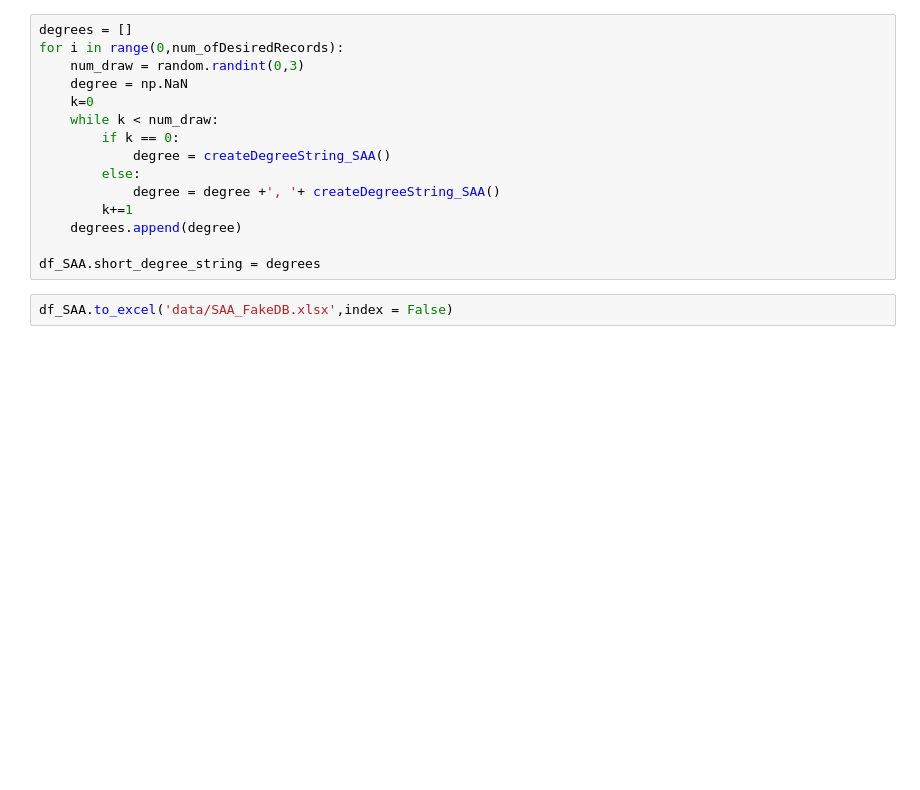
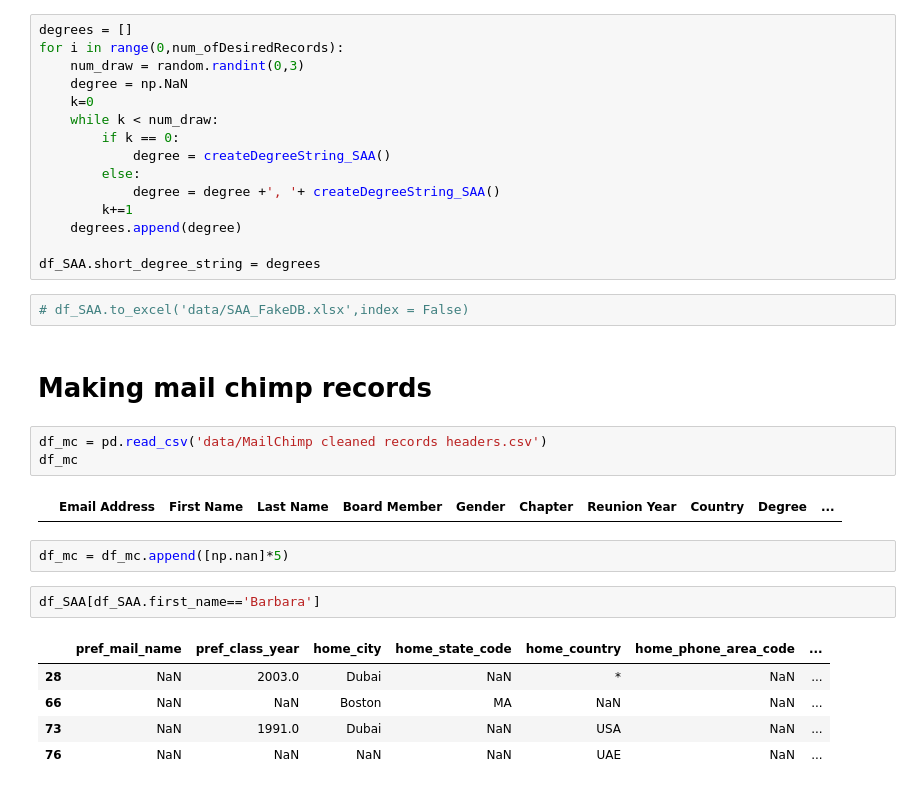
Before and after one commit to ssaeed85/Equalithon-StanfordPride, a Jupyter notebook: FakeDataset.ipynb, the cells around one changed output. Drawn from its saved outputs; the diff is of its cells as text; blank space fills up the shorter version.

```diff
--- a/FakeDataset.ipynb
+++ b/FakeDataset.ipynb
@@ -178,4 +178,21 @@ for i in range(0,num_ofDesiredRecords):
 
 df_SAA.short_degree_string = degrees
 # %%
-df_SAA.to_excel('data/SAA_FakeDB.xlsx',index = False)
+# df_SAA.to_excel('data/SAA_FakeDB.xlsx',index = False)
+# %% [markdown]
+# Making mail chimp records
+# %%
+df_mc = pd.read_csv('data/MailChimp cleaned records headers.csv')
+df_mc
+# %% [output]
+|  | Email Address | First Name | Last Name | Board Member | Gender | Chapter | Reunion Year | Country | Degree | ... |
+# %%
+df_mc = df_mc.append([np.nan]*5)
+# %%
+df_SAA[df_SAA.first_name=='Barbara']
+# %% [output]
+|  | pref_mail_name | pref_class_year | home_city | home_state_code | home_country | home_phone_area_code | ... |
+| 28 | NaN | 2003.0 | Dubai | NaN | * | NaN | ... |
+| 66 | NaN | NaN | Boston | MA | NaN | NaN | ... |
+| 73 | NaN | 1991.0 | Dubai | NaN | USA | NaN | ... |
+| 76 | NaN | NaN | NaN | NaN | UAE | NaN | ... |
```
Also changed, not shown: parts of 7 cells of this notebook, 1 other file.
